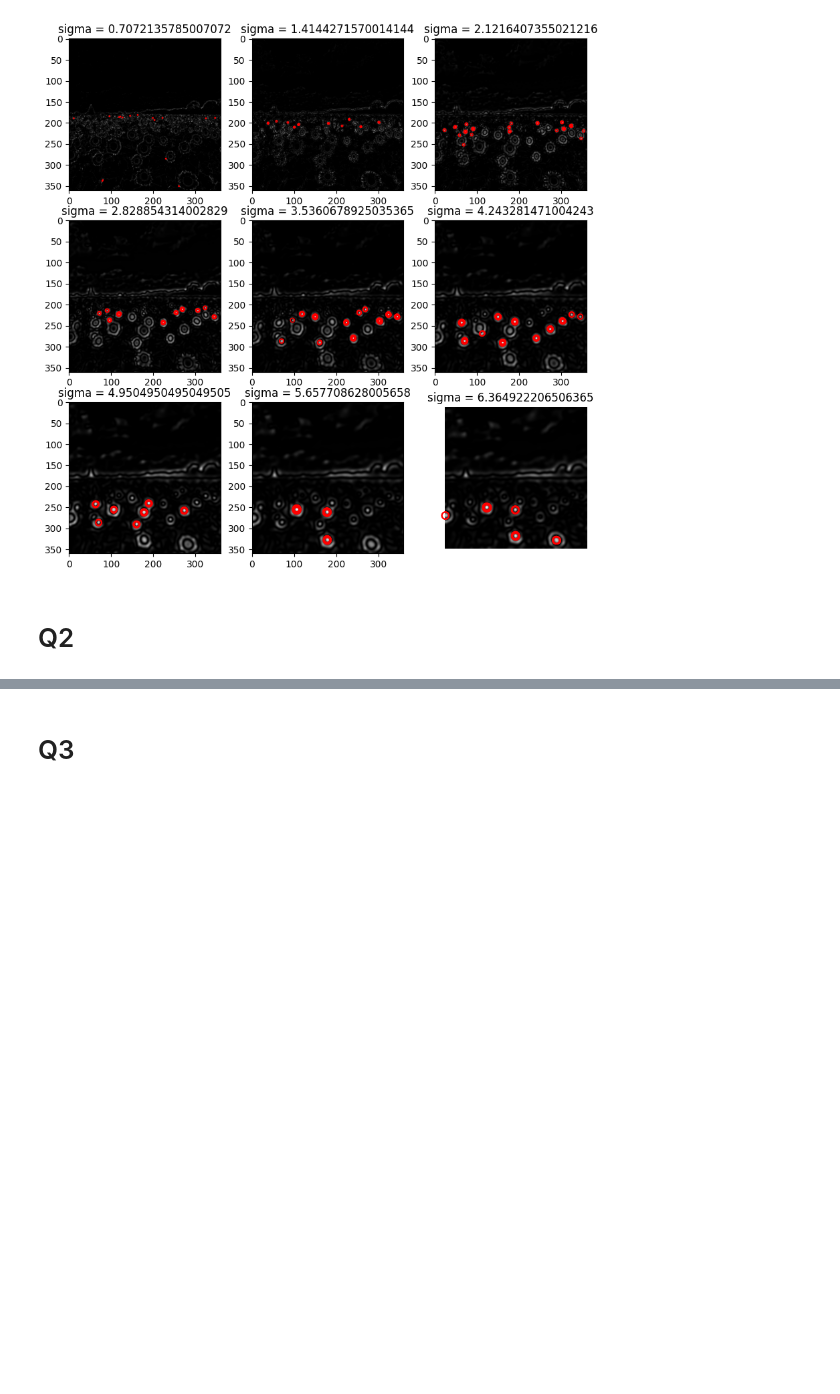
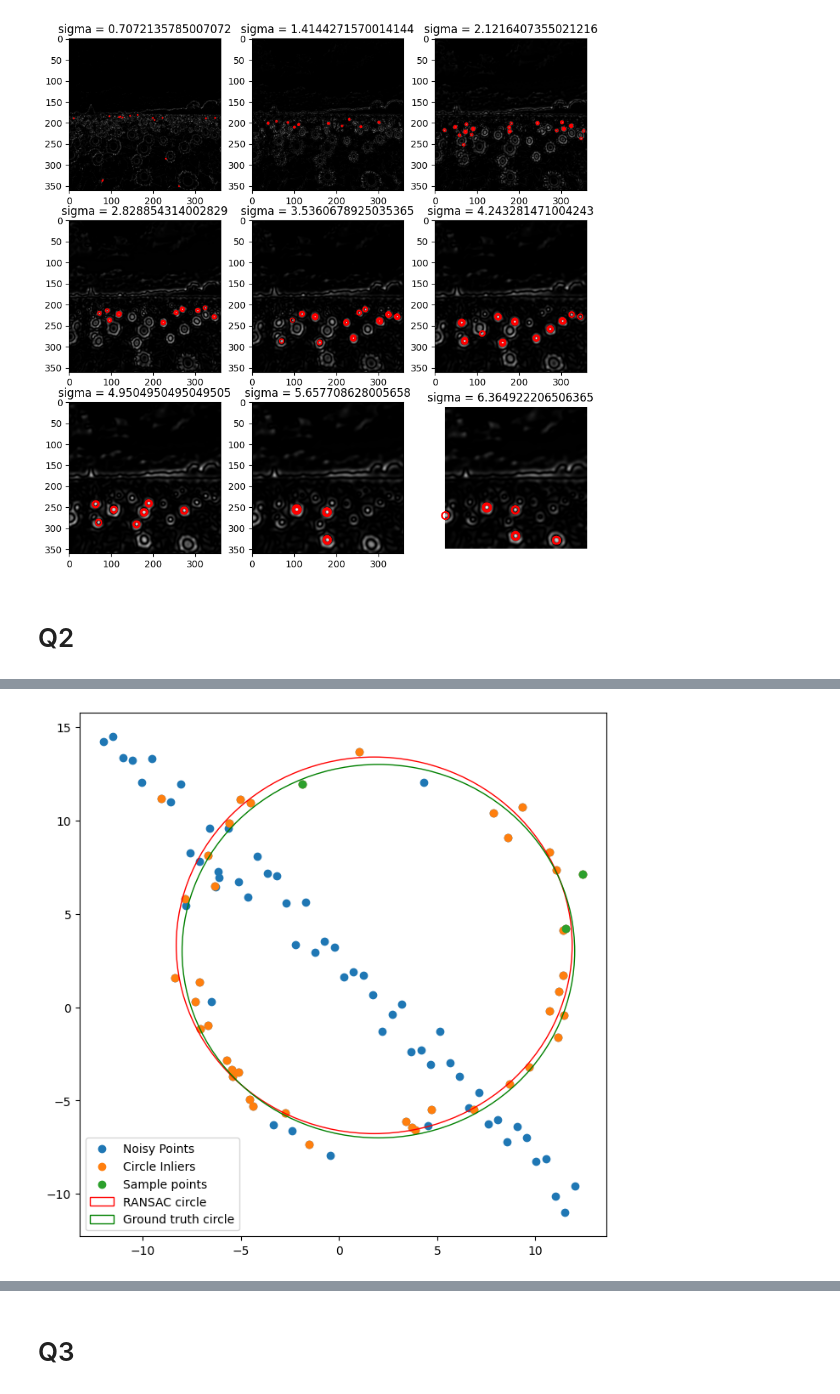
Before and after one commit to ClaranceLGS/EN3160-Assignment01, a Jupyter notebook: Assignment 2/Assignment2.ipynb, the cells around one changed output, grey strips where cells are left out. Cells and saved outputs as stored; diff of their text form; code cells hidden in the pictures; blank space fills up the shorter version.

```diff
--- a/Assignment 2/Assignment2.ipynb
+++ b/Assignment 2/Assignment2.ipynb
@@ -51,0 +275,29 @@ plt.axis('off')
+# %%
+# Plot the circle
+fig, ax = plt.subplots(1, 1, figsize=(8, 8))
+ax.scatter(X[:, 0], X[:, 1], label='Noisy Points')
+ax.scatter(X[best_circle_inliers, 0], X[best_circle_inliers, 1], label='Circle Inliers')
+ax.scatter(X[best_circle_sample_points, 0], X[best_circle_sample_points, 1], label='Sample points')
+circle = plt.Circle((best_fitting_circle[0], best_fitting_circle[1]), best_fitting_circle[2], color='r', fill=False, label='RANSAC circle')
+ax.add_patch(circle)
+circle_gt = plt.Circle((x0_gt, y0_gt), r, color='g', fill=False, label='Ground truth circle')
+ax.add_patch(circle_gt)
+plt.legend()
+plt.show()
+
+# # Plot the line
+# fig, ax = plt.subplots(1, 1, figsize=(8, 8))
+# ax.scatter(X[:, 0], X[:, 1], label='All Points')
+# ax.scatter(X[best_line_inliers, 0], X[best_line_inliers, 1], label='Inliers')
+# ax.scatter(X[best_line_sample_points, 0], X[best_line_sample_points, 1], label='Sample points')
+# x_min, x_max = ax.get_xlim()
+# x_ = np.array([x_min, x_max])
+# y_ = (-best_fitting_line[0] * x_ + best_fitting_line[2]) / best_fitting_line[1]
+# plt.plot(x_, y_, color='m', label='RANSAC line')
+# x_ = np.array([x_min, x_max])
+# y_ = -1 * x_ + 2
+# plt.plot(x_, y_, color='g', label='Ground truth line')
+# plt.legend()
+# plt.show()
+# %% [output]
+[figure, added]
```
Also changed, not shown: parts of 5 cells of this notebook.
